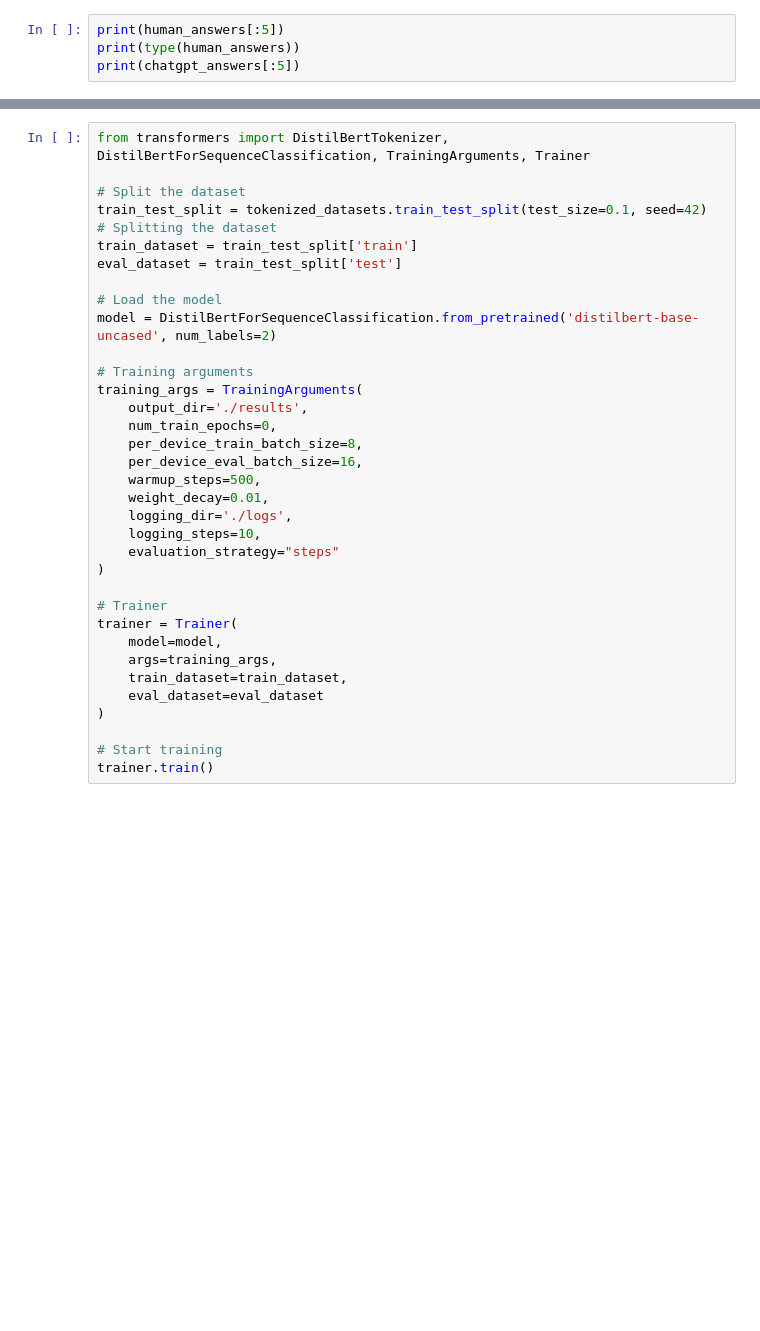
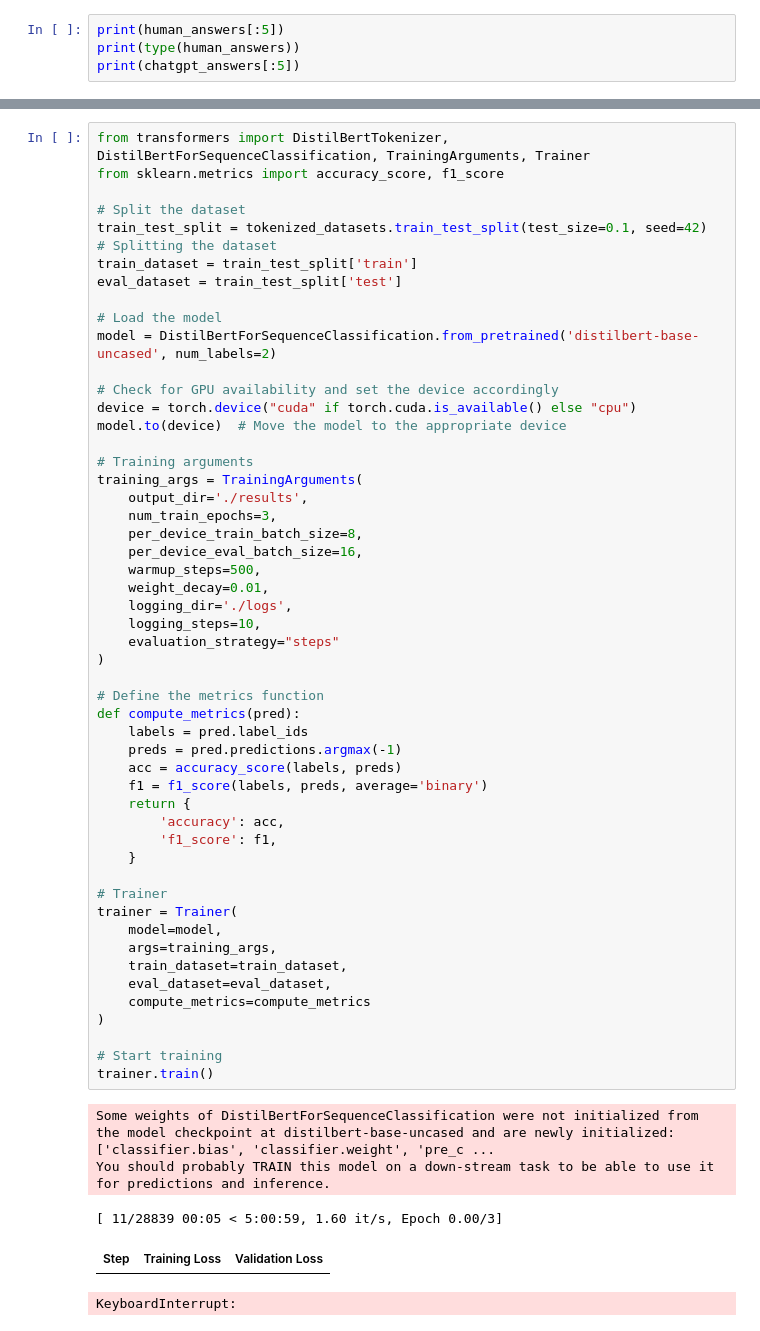
Before and after one commit to AssilZ/Hackathon-IA-vs-AI, a Jupyter notebook: test.ipynb, the cells around one changed output, grey strips where cells are left out. Cells and saved outputs as stored; diff of their text form; blank space fills up the shorter version.

```diff
--- a/test.ipynb
+++ b/test.ipynb
@@ -57,34 +99,57 @@ print(tokenized_datasets.select(range(2)))  # Select the first two entries for d
 # %%
 from transformers import DistilBertTokenizer, DistilBertForSequenceClassification, TrainingArguments, Trainer
+from sklearn.metrics import accuracy_score, f1_score
 
 # Split the dataset
 train_test_split = tokenized_datasets.train_test_split(test_size=0.1, seed=42)  # Splitting the dataset
 train_dataset = train_test_split['train']
 eval_dataset = train_test_split['test']
 
 # Load the model
 model = DistilBertForSequenceClassification.from_pretrained('distilbert-base-uncased', num_labels=2)
 
+# Check for GPU availability and set the device accordingly
+device = torch.device("cuda" if torch.cuda.is_available() else "cpu")
+model.to(device)  # Move the model to the appropriate device
+
 # Training arguments
 training_args = TrainingArguments(
     output_dir='./results',
-    num_train_epochs=0,
+    num_train_epochs=3,
     per_device_train_batch_size=8,
     per_device_eval_batch_size=16,
     warmup_steps=500,
     weight_decay=0.01,
     logging_dir='./logs',
     logging_steps=10,
     evaluation_strategy="steps"
 )
 
+# Define the metrics function
+def compute_metrics(pred):
+    labels = pred.label_ids
+    preds = pred.predictions.argmax(-1)
+    acc = accuracy_score(labels, preds)
+    f1 = f1_score(labels, preds, average='binary')
+    return {
+        'accuracy': acc,
+        'f1_score': f1,
+    }
+
 # Trainer
 trainer = Trainer(
     model=model,
     args=training_args,
     train_dataset=train_dataset,
-    eval_dataset=eval_dataset
+    eval_dataset=eval_dataset,
+    compute_metrics=compute_metrics
 )
 
 # Start training
 trainer.train()
+# %% [output]
+Some weights of DistilBertForSequenceClassification were not initialized from the model checkpoint at distilbert-base-uncased and are newly initialized: ['classifier.bias', 'classifier.weight', 'pre_c ...
+You should probably TRAIN this model on a down-stream task to be able to use it for predictions and inference.
+[ 11/28839 00:05 < 5:00:59, 1.60 it/s, Epoch 0.00/3]
+| Step | Training Loss | Validation Loss |
+KeyboardInterrupt:
```
Also changed, not shown: parts of 5 cells of this notebook.
